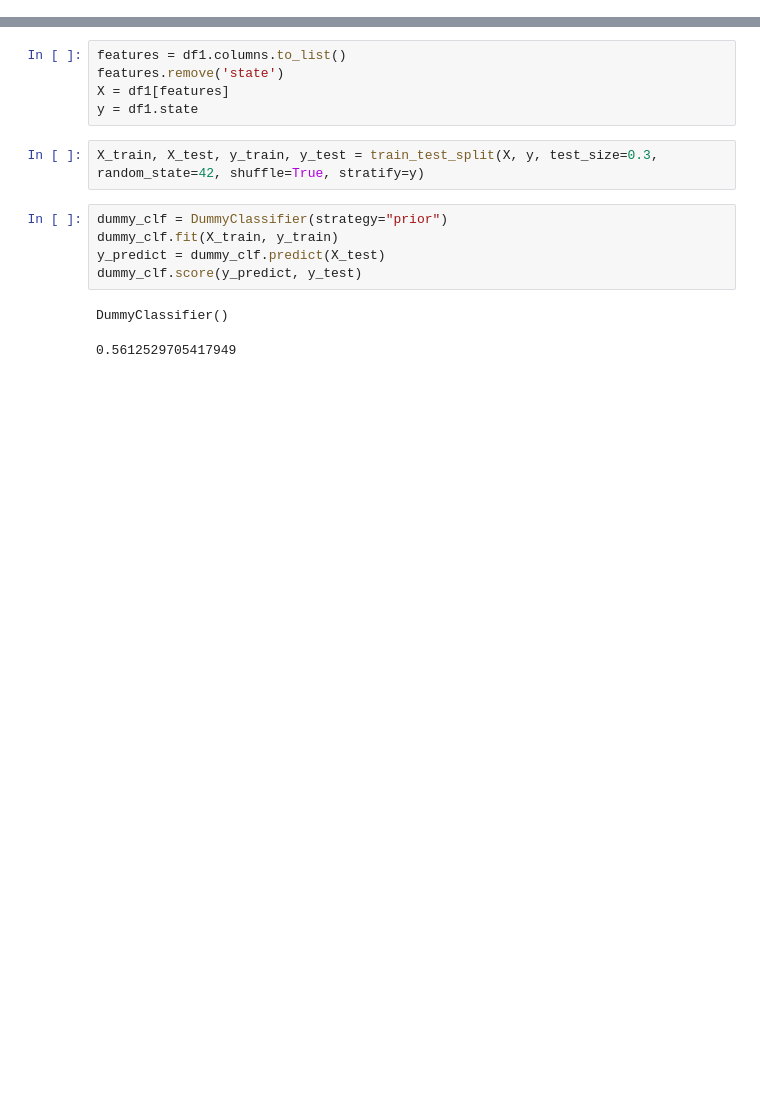
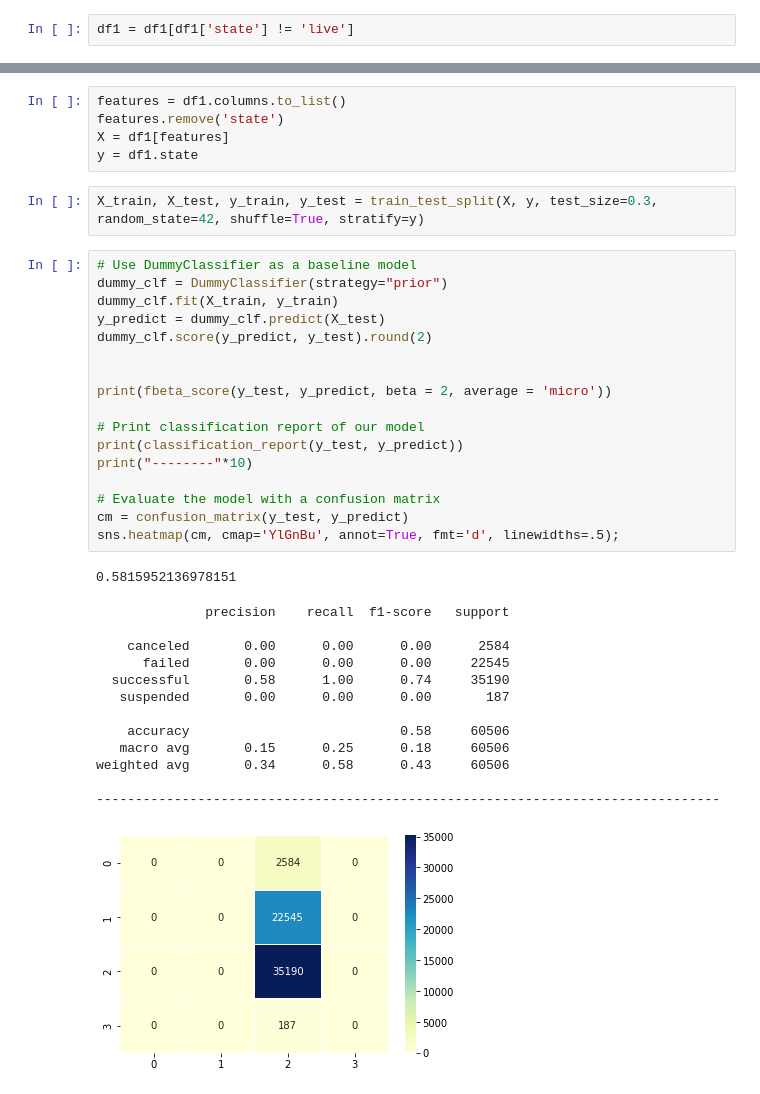
Before and after one commit to reneebrecht/ds-ml-project-kickstarter, a Jupyter notebook: EDA_jr.ipynb, the cells around one changed output, grey strips where cells are left out. Saved outputs shown, nothing was run; the diff lists cells and outputs as text; blank space fills up the shorter version.

Commit message:
Baseline model (Dummy/LR) implementation and advanced modeling

```diff
--- a/EDA_jr.ipynb
+++ b/EDA_jr.ipynb
@@ -315,6 +315,8 @@ new_list_of_subcats = ['Rock', 'Mixed Media', 'Photobooks', 'Footwear', 'Softwar
        'Periodicals', 'Woodworking', 'Animation', 'DIY', 'Architecture',
        'Glass', 'Blues', 'Gaming Hardware', 'Film & Video', 'Kids',
        'Knitting', 'Weaving', 'Quilts']
+# %%
+df1 = df1[df1['state'] != 'live']
 # %% [markdown]
 ---
 ---
@@ -330,11 +341,35 @@ X = df1[features]
 y = df1.state
 # %%
 X_train, X_test, y_train, y_test = train_test_split(X, y, test_size=0.3, random_state=42, shuffle=True, stratify=y)
-# %%
-dummy_clf = DummyClassifier(strategy="prior")
-dummy_clf.fit(X_train, y_train)
-y_predict = dummy_clf.predict(X_test)
-dummy_clf.score(y_predict, y_test)
-# %% [output]
-DummyClassifier()
-0.5612529705417949
+# %%
+# Use DummyClassifier as a baseline model
+dummy_clf = DummyClassifier(strategy="prior")
+dummy_clf.fit(X_train, y_train)
+y_predict = dummy_clf.predict(X_test)
+dummy_clf.score(y_predict, y_test).round(2)
+
+
+print(fbeta_score(y_test, y_predict, beta = 2, average = 'micro'))
+
+# Print classification report of our model
+print(classification_report(y_test, y_predict))
+print("--------"*10)
+
+# Evaluate the model with a confusion matrix
+cm = confusion_matrix(y_test, y_predict)
+sns.heatmap(cm, cmap='YlGnBu', annot=True, fmt='d', linewidths=.5);
+# %% [output]
+0.5815952136978151
+              precision    recall  f1-score   support
+
+    canceled       0.00      0.00      0.00      2584
+      failed       0.00      0.00      0.00     22545
+  successful       0.58      1.00      0.74     35190
+   suspended       0.00      0.00      0.00       187
+
+    accuracy                           0.58     60506
+   macro avg       0.15      0.25      0.18     60506
+weighted avg       0.34      0.58      0.43     60506
+
+--------------------------------------------------------------------------------
+[figure, added]
```
Also changed, not shown: parts of 9 cells of this notebook, 2 other files.
